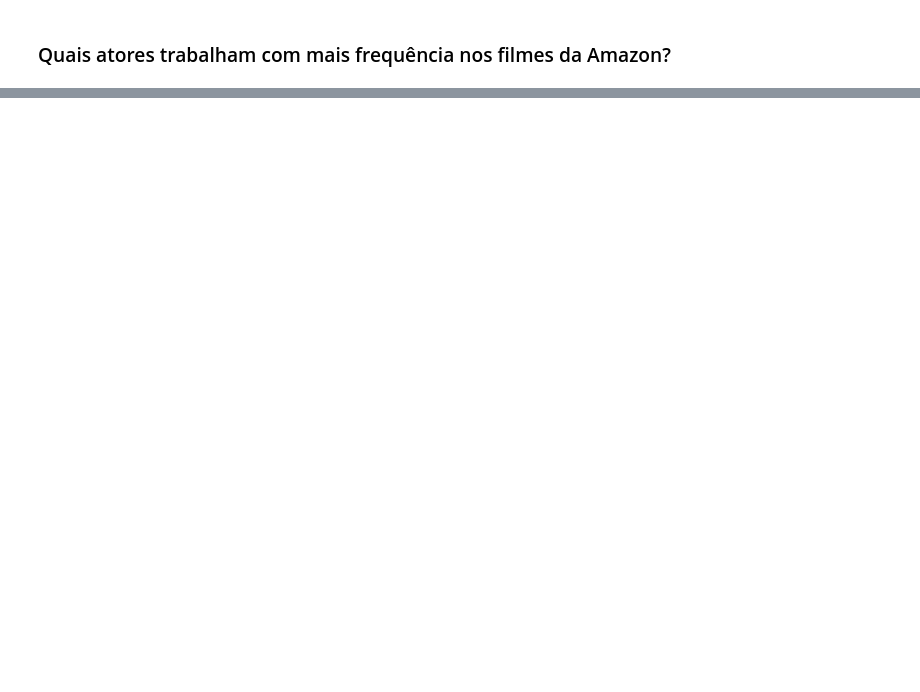
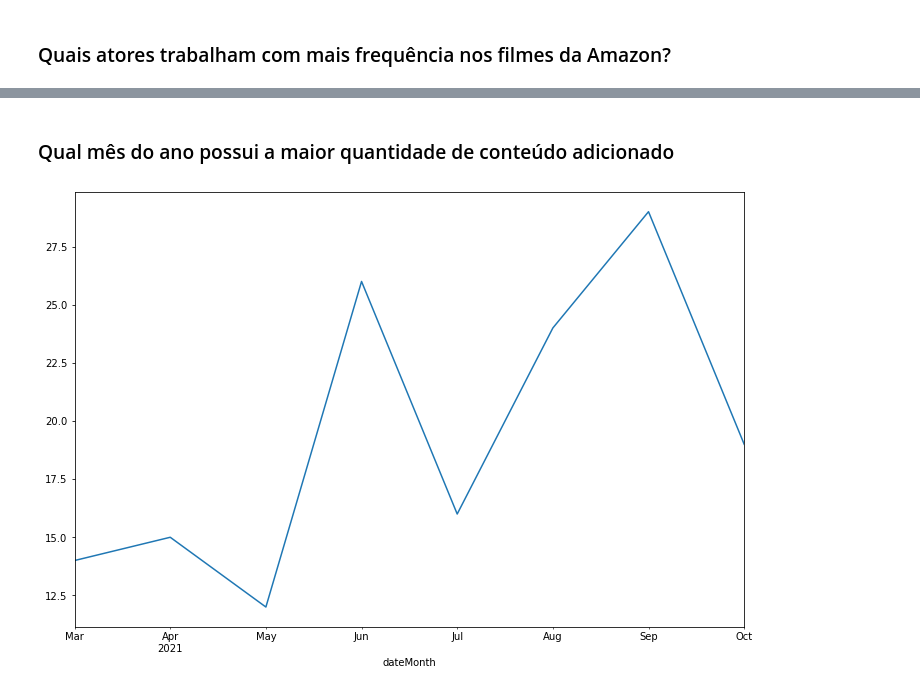
Before and after one commit to RodrigoSoares256/ExplanatoryAnalysis, a Jupyter notebook: AmazonCatalog.ipynb, the cells around one changed output, grey strips where cells are left out. Cells and saved outputs as stored; diff of their text form; code cells hidden in the pictures; blank space fills up the shorter version.

```diff
--- a/AmazonCatalog.ipynb
+++ b/AmazonCatalog.ipynb
@@ -276,0 +370,11 @@ dfRaw.head()
+# %% [markdown]
+### Qual mês do ano possui a maior quantidade de conteúdo adicionado
+# %%
+dfCopy['dateMonth'] = pd.to_datetime(dfCopy['date_added']).dt.to_period("M")
+plt.figure(figsize=(12,8), facecolor = 'white')
+ax = plt.axes()
+ser = dfCopy.groupby('dateMonth')['dateMonth'].count()
+ser.plot()
+plt.show()
+# %% [output]
+[figure, added]
```
Also changed, not shown: parts of 12 cells of this notebook.
